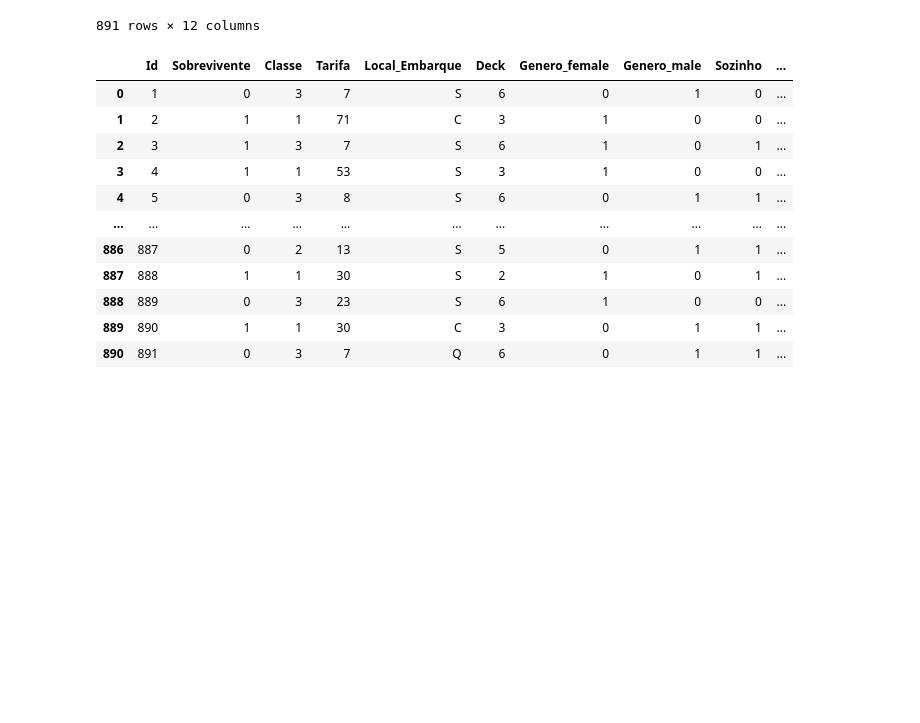
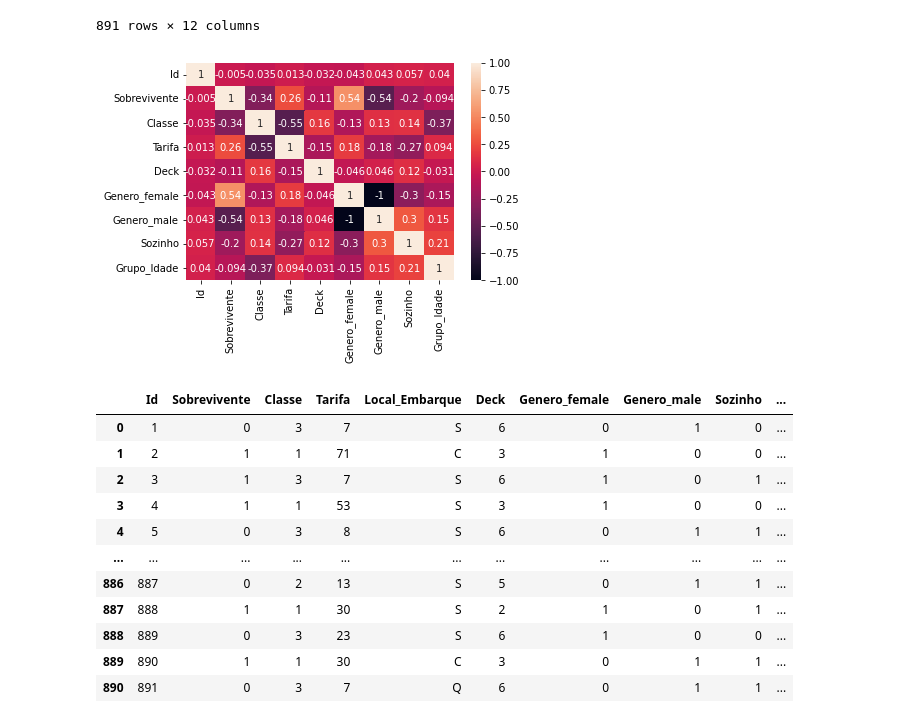
Before and after one commit to ozeiasgodoy/notebooks, a Jupyter notebook: Titanic.ipynb, the cells around one changed output. Saved outputs shown, nothing was run; the diff lists cells and outputs as text; code cells hidden in the pictures; blank space fills up the shorter version.

```diff
--- a/Titanic.ipynb
+++ b/Titanic.ipynb
@@ -514,6 +514,10 @@ df_train
 | 889 | 890 | 1 | 1 | Behr, Mr. Karl Howell | 111369 | 30 | C | 3 | 0 | ... |
 | 890 | 891 | 0 | 3 | Dooley, Mr. Patrick | 370376 | 7 | Q | 6 | 0 | ... |
 891 rows × 12 columns
+# %%
+sns.heatmap(df_train.corr(), annot=True, vmin=-1, vmax=1);
+# %% [output]
+[figure, added]
 # %%
 #Vamos remover o nome e o ticket, que a principio não iremos utilizar
 data = [df_train, df_test]
```
Also changed, not shown: parts of 4 cells of this notebook.
